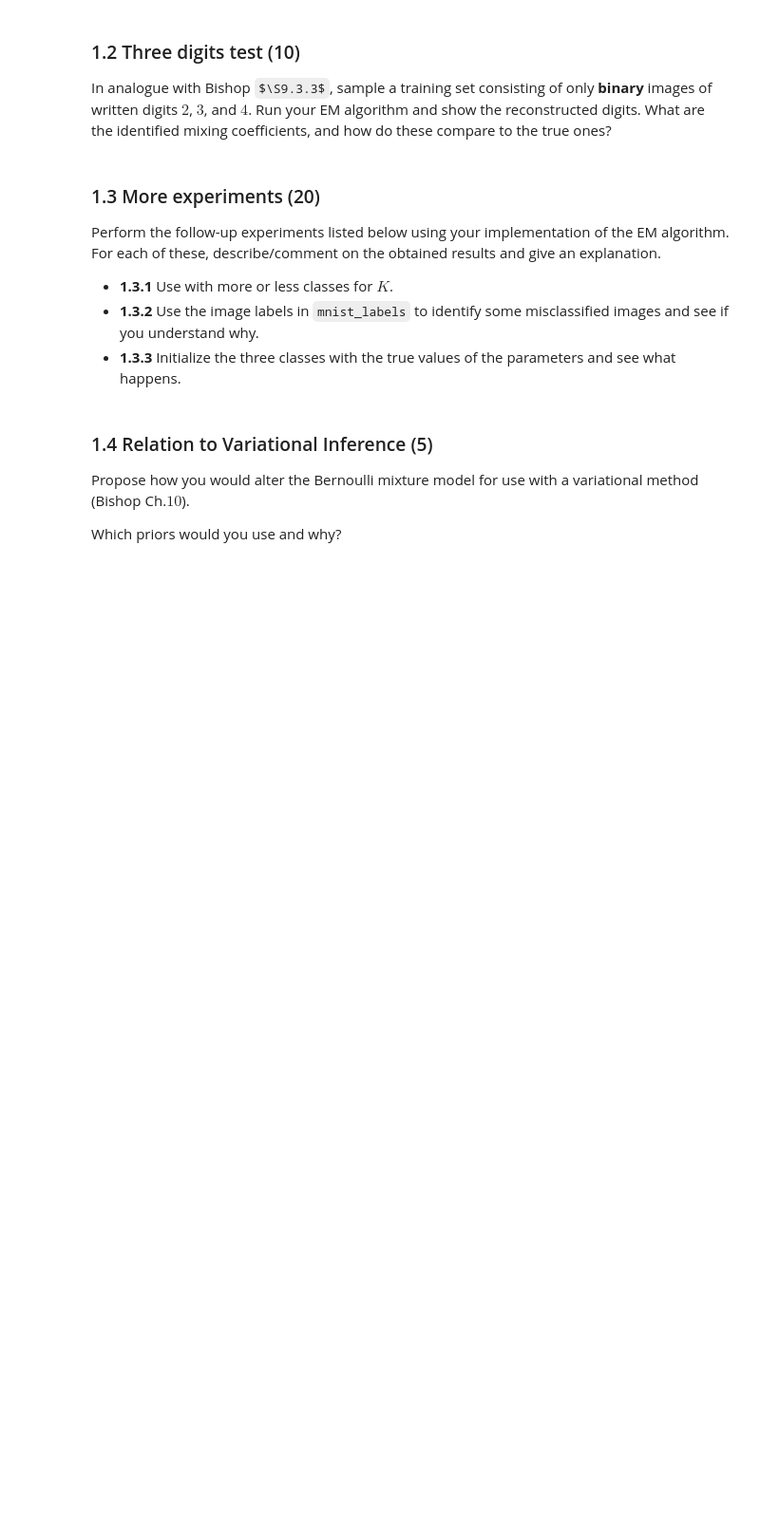
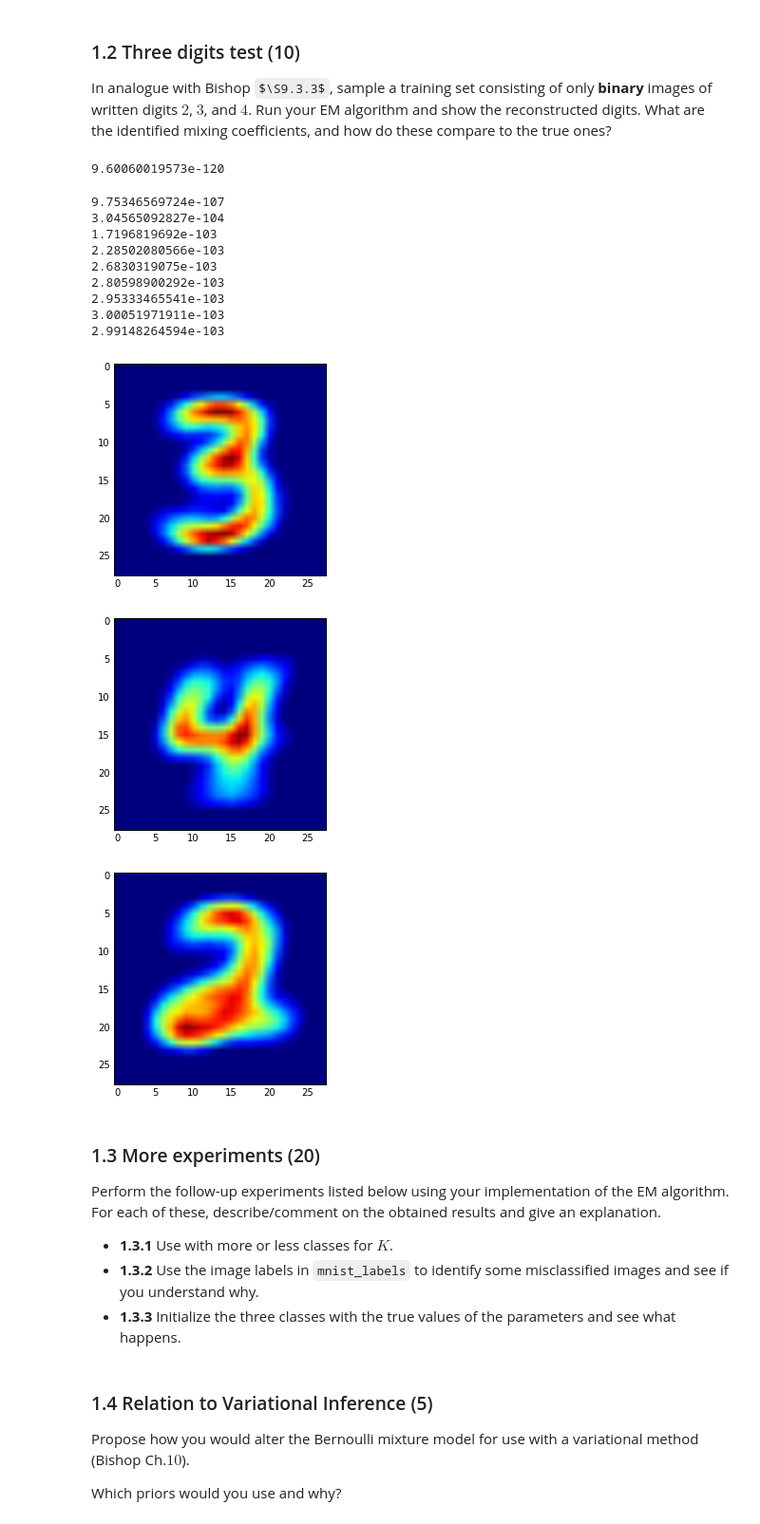
Before and after one commit to Braamling/machine-learning-2, a Jupyter notebook: assignment-3/Lab3.ipynb, the cells around one changed output. Shown at 95% size. Saved outputs shown, nothing was run; the diff lists cells and outputs as text; code cells hidden in the pictures; some formulas as TeX source; blank space fills up the shorter version.

```diff
--- a/assignment-3/Lab3.ipynb
+++ b/assignment-3/Lab3.ipynb
@@ -197,6 +176,42 @@ pi
 # %% [markdown]
 ### 1.2 Three digits test (10)
 In analogue with Bishop $\S9.3.3$, sample a training set consisting of only __binary__ images of written digits $2$, $3$, and $4$. Run your EM algorithm and show the reconstructed digits. What are the identified mixing coefficients, and how do these compare to the true ones?
+# %%
+def sample_digits(images, labels, digits):
+    idx = [i for i, x in enumerate(labels) if x in digits]
+    return images[idx], labels[idx]
+
+def visualize_weights(mu, k):
+    for i in range(k):
+        figure()
+        imshow(mu[:,i].reshape(mnist_dim))
+
+# Configure the EM parameters
+K=3
+max_iter=50
+
+# Sample a set of specific images
+sampled_images, sampled_labels = sample_digits(mnist_images, mnist_labels, digits=[2,3,4])
+
+# Perform the EM algorithm
+responsibilities, pi, mu = EM(sampled_images, K, max_iter)
+
+# Use the M and amount of clusters to visualize the results
+visualize_weights(mu, K)
+# %% [output]
+9.60060019573e-120
+9.75346569724e-107
+3.04565092827e-104
+1.7196819692e-103
+2.28502080566e-103
+2.6830319075e-103
+2.80598900292e-103
+2.95333465541e-103
+3.00051971911e-103
+2.99148264594e-103
+[figure, added]
+[figure, added]
+[figure, added]
 # %% [markdown]
 ### 1.3 More experiments (20)
 Perform the follow-up experiments listed below using your implementation of the EM algorithm. For each of these, describe/comment on the obtained results and give an explanation.
```
Also changed, not shown: parts of 1 cell of this notebook, 2 other files.
